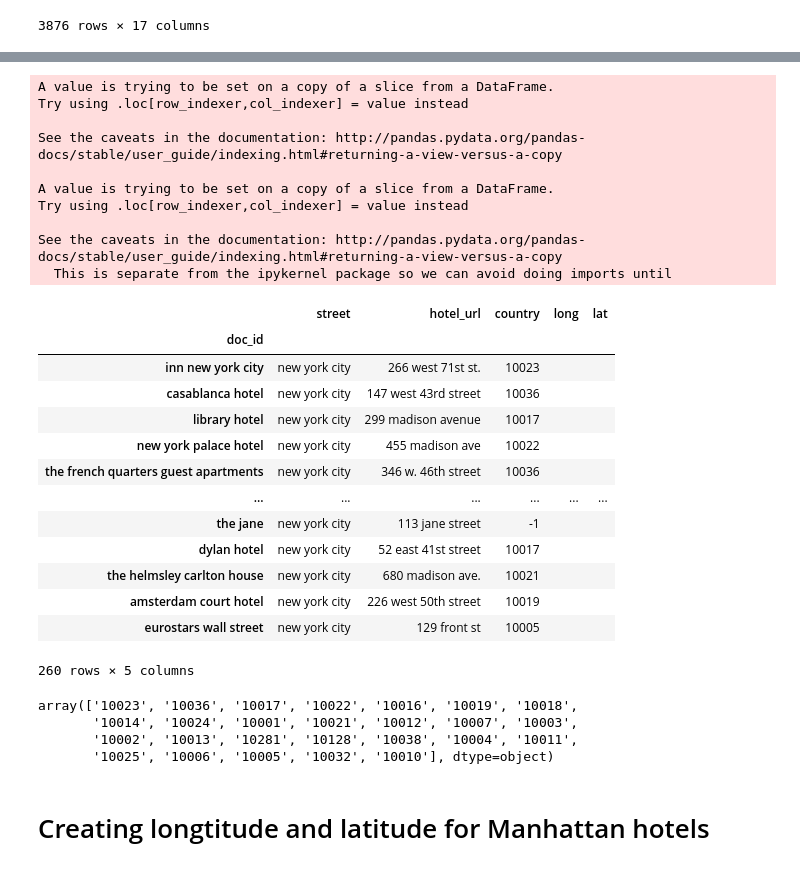
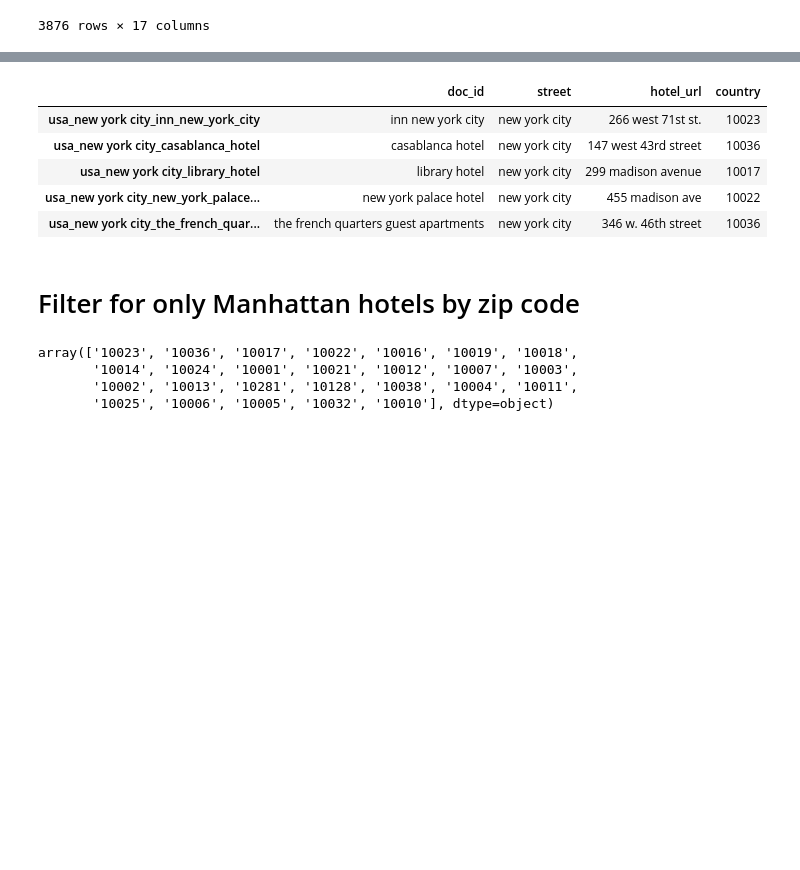
Before and after one commit to AchilleasDrakou/Data-Viz-Final-Project, a Jupyter notebook: Airbnb/Filtering Airbnb and Hotels1.ipynb, the cells around one changed output, grey strips where cells are left out. Saved outputs shown, nothing was run; the diff lists cells and outputs as text; code cells hidden in the pictures; blank space fills up the shorter version.

```diff
--- a/Airbnb/Filtering Airbnb and Hotels.ipynb
+++ b/Airbnb/Filtering Airbnb and Hotels1.ipynb
@@ -106,2 +106,2 @@ DF
 # %%
-df_hotel = pd.read_csv("new-york-city.csv")
+hotels = pd.read_csv("new-york-city.csv")
@@ -124,31 +124,14 @@ df_hotel
 # %%
-DF_hotel = df_hotel[['doc_id','street','hotel_url','country']]
-DF_hotel['long'] = ""
-DF_hotel['lat'] = ""
-DF_hotel.set_index('doc_id')
+man = hotels[['doc_id','street','hotel_url','country']]
+man.set_index('doc_id')
+man.head()
 # %% [output]
-A value is trying to be set on a copy of a slice from a DataFrame.
-Try using .loc[row_indexer,col_indexer] = value instead
-
-See the caveats in the documentation: http://pandas.pydata.org/pandas-docs/stable/user_guide/indexing.html#returning-a-view-versus-a-copy
-
-A value is trying to be set on a copy of a slice from a DataFrame.
-Try using .loc[row_indexer,col_indexer] = value instead
-
-See the caveats in the documentation: http://pandas.pydata.org/pandas-docs/stable/user_guide/indexing.html#returning-a-view-versus-a-copy
-  This is separate from the ipykernel package so we can avoid doing imports until
-|  | street | hotel_url | country | long | lat |
-| doc_id |  |  |  |  |  |
-| inn new york city | new york city | 266 west 71st st. | 10023 |  |  |
-| casablanca hotel | new york city | 147 west 43rd street | 10036 |  |  |
-| library hotel | new york city | 299 madison avenue | 10017 |  |  |
-| new york palace hotel | new york city | 455 madison ave | 10022 |  |  |
-| the french quarters guest apartments | new york city | 346 w. 46th street | 10036 |  |  |
-| ... | ... | ... | ... | ... | ... |
-| the jane | new york city | 113 jane street | -1 |  |  |
-| dylan hotel | new york city | 52 east 41st street | 10017 |  |  |
-| the helmsley carlton house | new york city | 680 madison ave. | 10021 |  |  |
-| amsterdam court hotel | new york city | 226 west 50th street | 10019 |  |  |
-| eurostars wall street | new york city | 129 front st | 10005 |  |  |
+|  | doc_id | street | hotel_url | country |
+| usa_new york city_inn_new_york_city | inn new york city | new york city | 266 west 71st st. | 10023 |
+| usa_new york city_casablanca_hotel | casablanca hotel | new york city | 147 west 43rd street | 10036 |
+| usa_new york city_library_hotel | library hotel | new york city | 299 madison avenue | 10017 |
+| usa_new york city_new_york_palace... | new york palace hotel | new york city | 455 madison ave | 10022 |
+| usa_new york city_the_french_quar... | the french quarters guest apartments | new york city | 346 w. 46th street | 10036 |
-260 rows × 5 columns
+# %% [markdown]
+# Filter for only Manhattan hotels by zip code
 # %%
@@ -161,12 +141,12 @@ DF_hotel = DF_hotel[DF_hotel.zip != '07094']
-# %%
-DF_hotel.zip.unique()
-# %% [output]
-array(['10023', '10036', '10017', '10022', '10016', '10019', '10018',
-       '10014', '10024', '10001', '10021', '10012', '10007', '10003',
-       '10002', '10013', '10281', '10128', '10038', '10004', '10011',
-       '10025', '10006', '10005', '10032', '10010'], dtype=object)
-# %% [markdown]
-# Creating longtitude and latitude for Manhattan hotels
+# %%
+man = man[man.zip != '']
+man = man[man.zip != '07094']
+man.zip.unique()
+# %% [output]
+array(['10023', '10036', '10017', '10022', '10016', '10019', '10018',
+       '10014', '10024', '10001', '10021', '10012', '10007', '10003',
+       '10002', '10013', '10281', '10128', '10038', '10004', '10011',
+       '10025', '10006', '10005', '10032', '10010'], dtype=object)
 # %%
 from googlemaps import Client as GoogleMaps
 import pandas as pd
```
Also changed, not shown: parts of 12 cells of this notebook, 4 other files.
